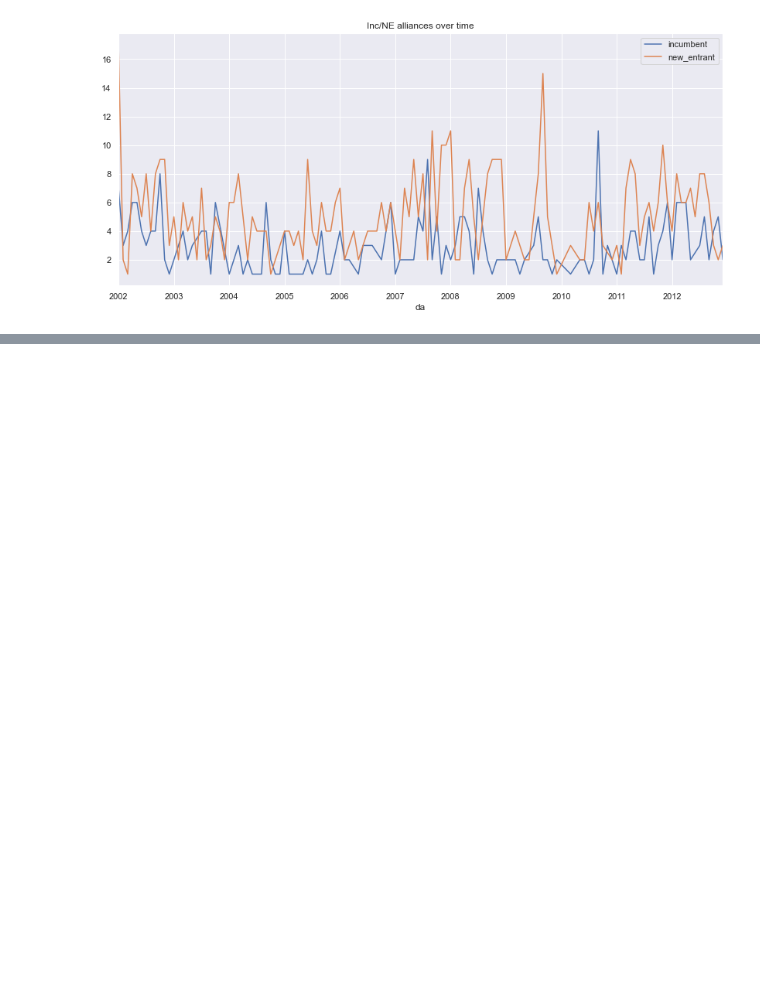
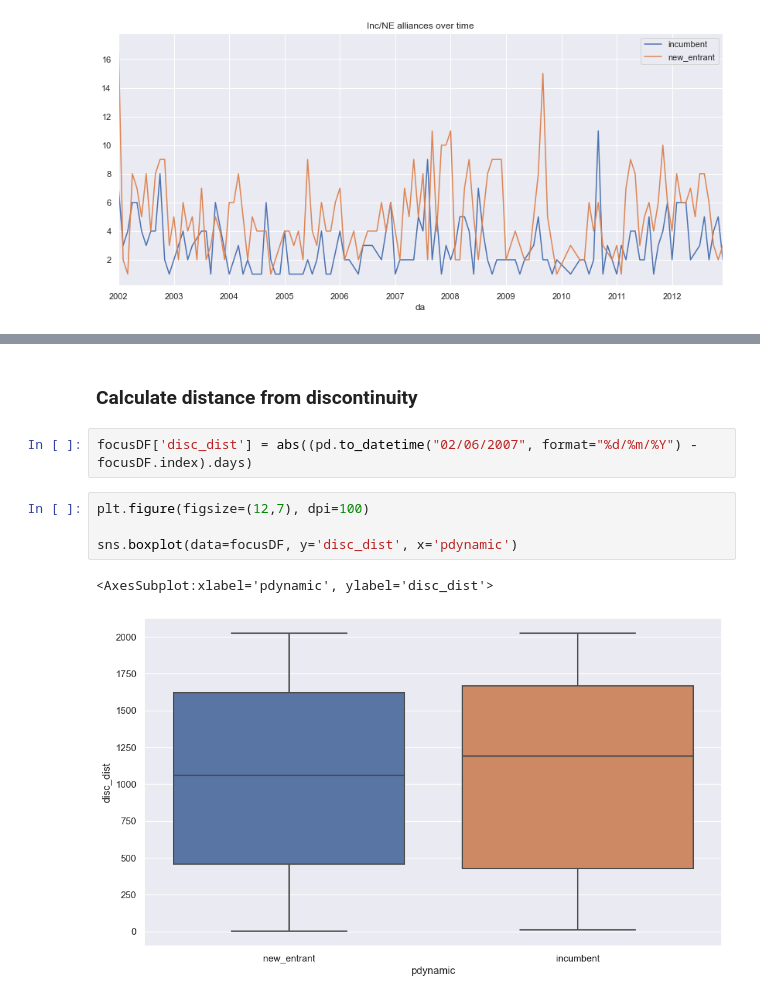
Before and after one commit to bang-a-coder/thesis-analysis, a Jupyter notebook: explore.ipynb, the cells around one changed output, grey strips where cells are left out. Cells and saved outputs as stored; diff of their text form; blank space fills up the shorter version.

Commit message:
pdynamic over distance from discontintuity

```diff
--- a/explore.ipynb
+++ b/explore.ipynb
@@ -139,0 +141,11 @@ for key, data in ctdf.groupby('da'):
+# %% [markdown]
+### Calculate distance from discontinuity
+# %%
+focusDF['disc_dist'] = abs((pd.to_datetime("02/06/2007", format="%d/%m/%Y") - focusDF.index).days)
+# %%
+plt.figure(figsize=(12,7), dpi=100)
+
+sns.boxplot(data=focusDF, y='disc_dist', x='pdynamic')
+# %% [output]
+<AxesSubplot:xlabel='pdynamic', ylabel='disc_dist'>
+[figure, added]
```
Also changed, not shown: parts of 3 cells of this notebook.
